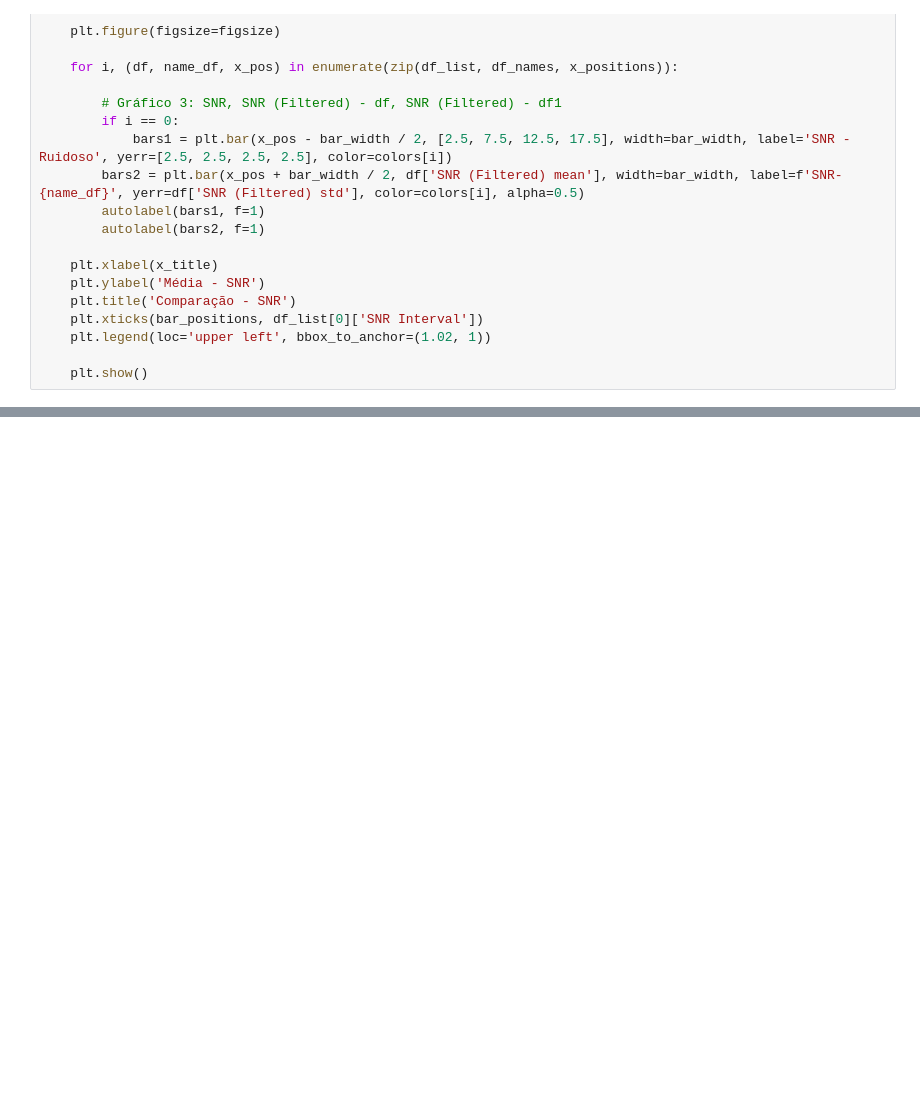
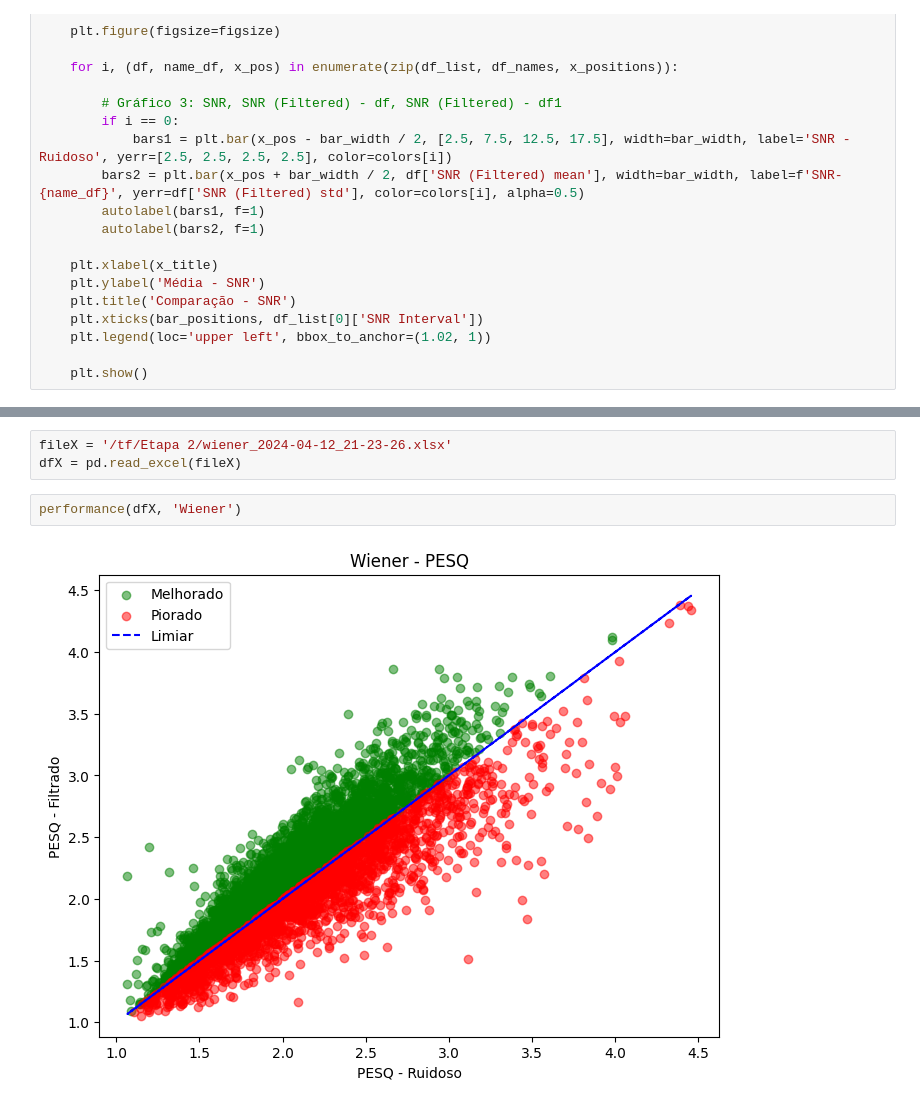
Before and after one commit to guica/dns_in_speech, a Jupyter notebook: Etapa 4/Análise dos Resultados.ipynb, the cells around one changed output, grey strips where cells are left out. Cells and saved outputs as stored; diff of their text form; blank space fills up the shorter version.

```diff
--- a/Etapa 4/Análise dos Resultados.ipynb
+++ b/Etapa 4/Análise dos Resultados.ipynb
@@ -306,0 +306,7 @@ performance(df2, 'Wiener')
+# %%
+fileX = '/tf/Etapa 2/wiener_2024-04-12_21-23-26.xlsx'
+dfX = pd.read_excel(fileX)
+# %%
+performance(dfX, 'Wiener')
+# %% [output]
+[figure, added]
```
Also changed, not shown: parts of 6 cells of this notebook, 50 other files.
